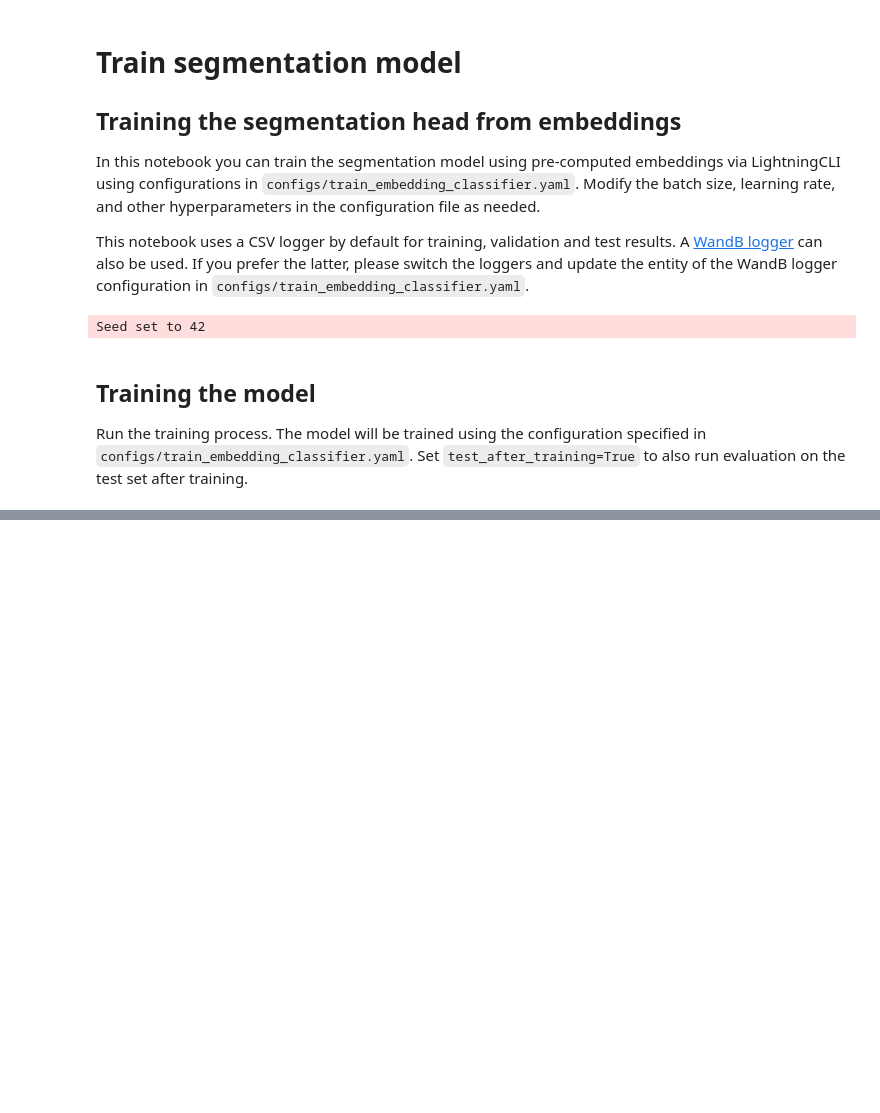
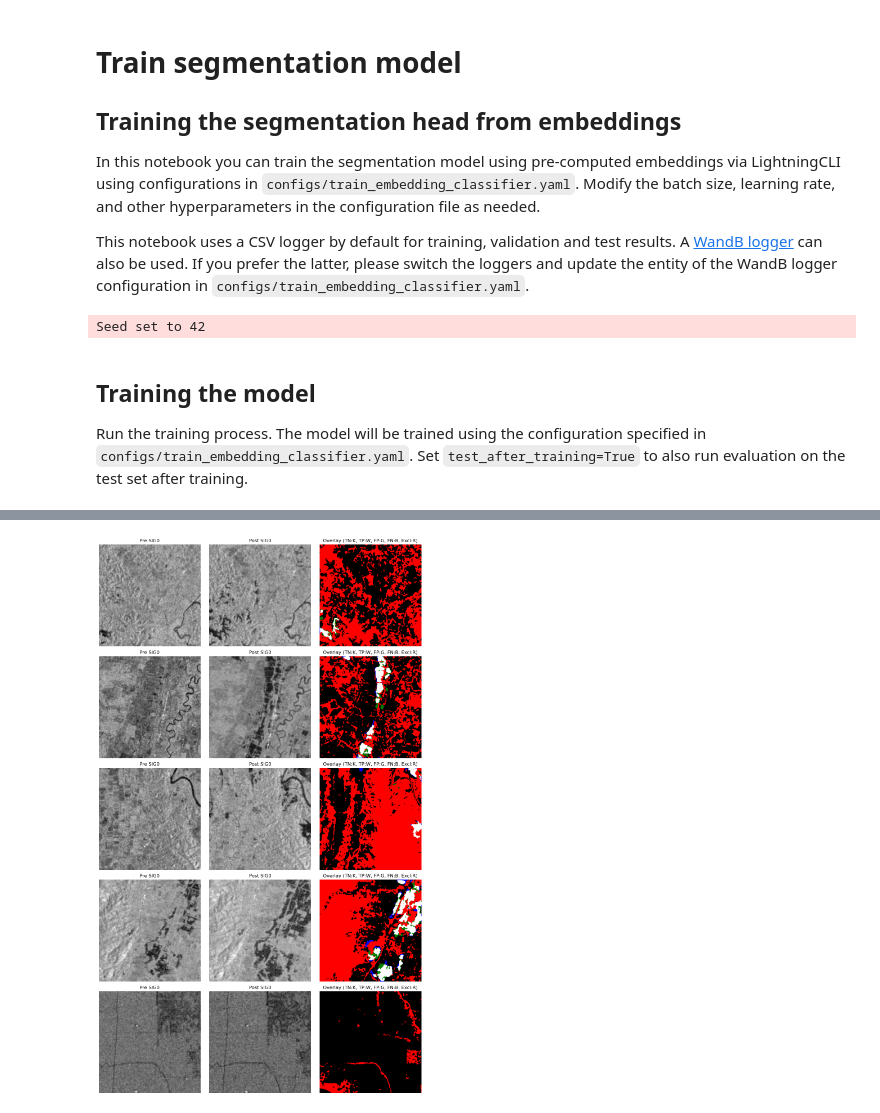
Before and after one commit to eodcgmbh/clay-model, a Jupyter notebook: claymodel/finetune/embedding_and_flood_detection_notebooks/3-train-flood-model.ipynb, the cells around one changed output, grey strips where cells are left out. Saved outputs shown, nothing was run; the diff lists cells and outputs as text; code cells hidden in the pictures; blank space fills up the shorter version.

```diff
--- a/claymodel/finetune/embedding_and_flood_detection_notebooks/3-train-flood-model.ipynb
+++ b/claymodel/finetune/embedding_and_flood_detection_notebooks/3-train-flood-model.ipynb
@@ -289,0 +522,5 @@ plot_random_n_chips(model, config_path_yaml=CONFIG_PATH, n=5, split="test")
+# %%
+# Visualize random test samples
+plot_random_n_chips_overlapped(model, config_path_yaml=CONFIG_PATH, n=5, split="test")
+# %% [output]
+[figure, added]
```
Also changed, not shown: parts of 5 cells of this notebook, 5 other files.
